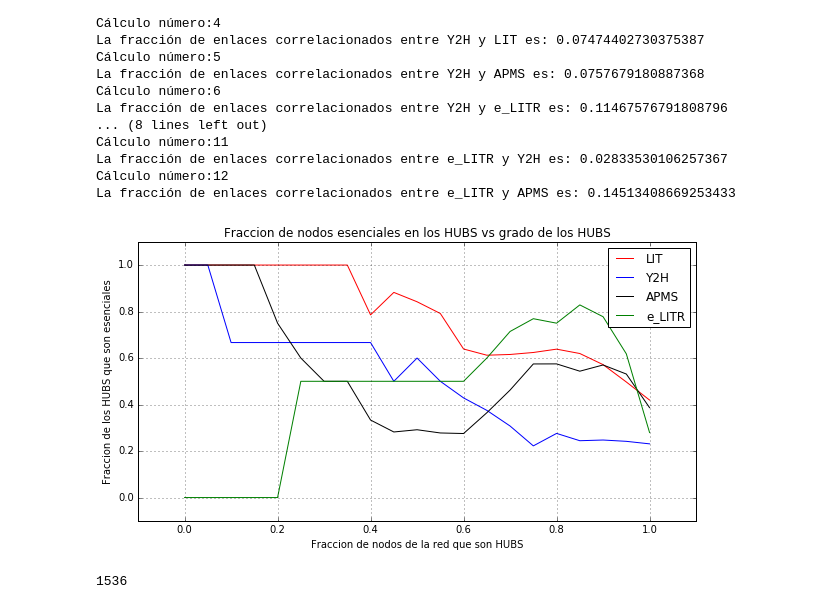
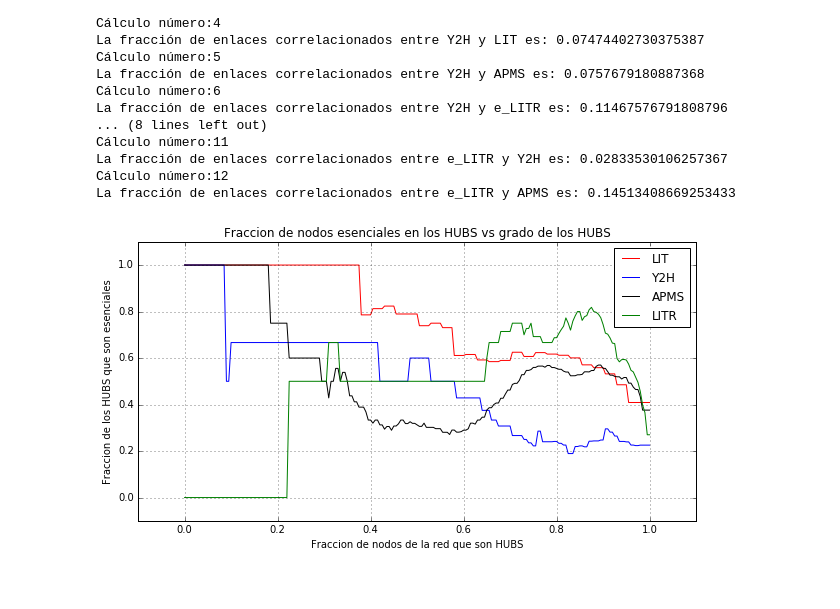
Before and after one commit to dann2207/TC02, a Jupyter notebook: Tablas Zotenko.ipynb, the cells around one changed output. Saved outputs shown, nothing was run; the diff lists cells and outputs as text; code cells hidden in the pictures.

```diff
--- a/Tablas Zotenko.ipynb
+++ b/Tablas Zotenko.ipynb
@@ -57,4 +57,4 @@ del(Ess[0])
 del(Ess[0])
 
 DS=[LIT,Y2H,APMS,e_LITR]
-DSl=["LIT","Y2H","APMS","e_LITR"]
+DSl=["LIT","Y2H","APMS","LITR"]
@@ -164,7 +160,7 @@ for p in range(len(DS)):
     LG=[x[1] for x in NG] #Los grados ordenados de mi lista NG
 
 
-    fr=np.arange(0,1.05,0.05) # Porcentajes de Cutoff del Hub
+    fr=np.arange(0,1.005,0.005) # Porcentajes de Cutoff del Hub
 
 
     # Con este comando armo la lista HUBS, que es una lista de listas, donde en cada
@@ -182,53 +178,32 @@ for p in range(len(DS)):
 
     # Ahora cuento en cada una de las listas, cuál es la cantida de nodos esenciales
 
 
     Fraces=[] # Lista con la FRACción de nodos EScenciales para cada valor de gradmin
 
     for i in range(len(HUBS)):
         num=0
-        for nodo1 in Ess:
+        for nodo1 in Ness:
             for nodo2 in HUBS[i]:
                 if nodo1==nodo2[0]:
                     num += 1
         num=num/(len(HUBS[i]))
         Fraces.append(num)
 
     # Ya tengo lo que va en el eje y, necesito lo que va en el eje x y lo puedo graficar
 
     gradosmin=[1-i for i in fr]
 
     plt.plot(gradosmin,Fraces,"{}".format(mar[p]),label="{}".format(DSl[p]))
 
 
 plt.grid(True)
 plt.axis([-0.10,1.1,-0.1,1.1])
 plt.rcParams["figure.figsize"] = [10,5]
 plt.xlabel("Fraccion de nodos de la red que son HUBS")
 plt.ylabel("Fraccion de los HUBS que son esenciales")
 plt.title("Fraccion de nodos esenciales en los HUBS vs grado de los HUBS")
 plt.legend()
 plt.show()
 # %% [output]
-[figure, old version]
+[figure, new version]
-# %%
-# Tabla 5
-
-G=nx.Graph()
-G.add_edges_from(DS[0])
-
-Ad = nx.to_pandas_adjacency(G)
-Ad=np.matmul(Ad,np.identity(len(G.nodes())))
-Ad2=np.matmul(Ad,Ad)
-
-print(len(Ad))
-
-for i in range(len(Ad)):
-    Ad[i][i]=0
-
-
-# for fila in range(len(Ad)):
-#     for columna in range(len(Ad)):
-#         if fila!=columna:
-# %% [output]
-1536
```
Also changed, not shown: parts of 6 cells of this notebook, 1 other file.
